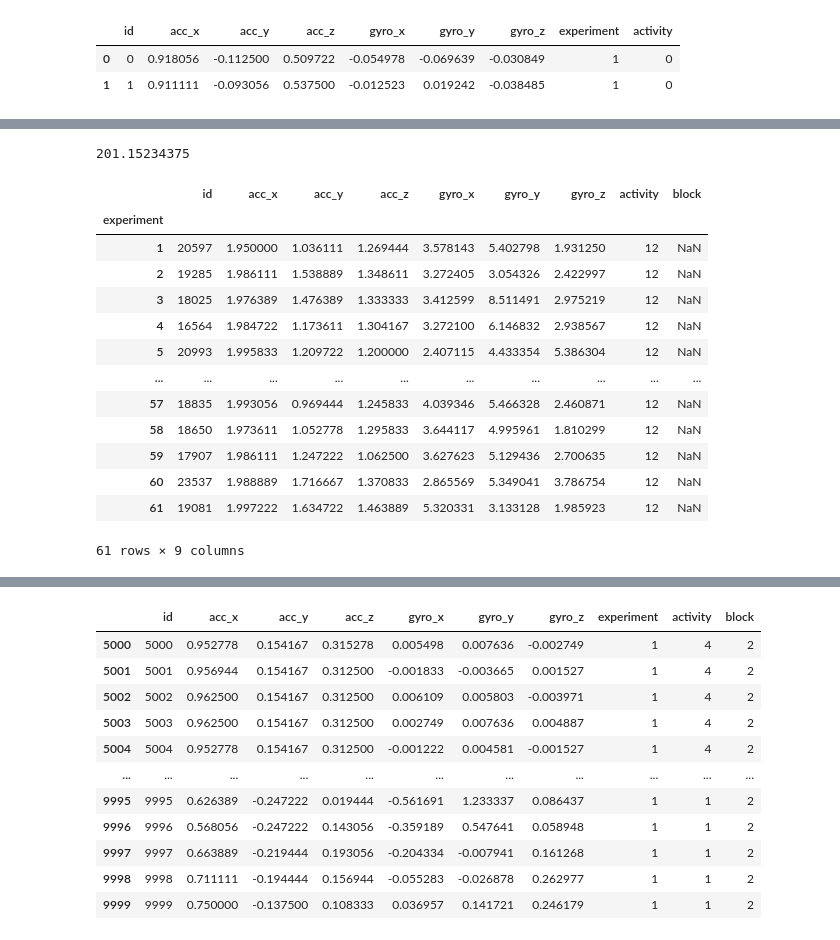
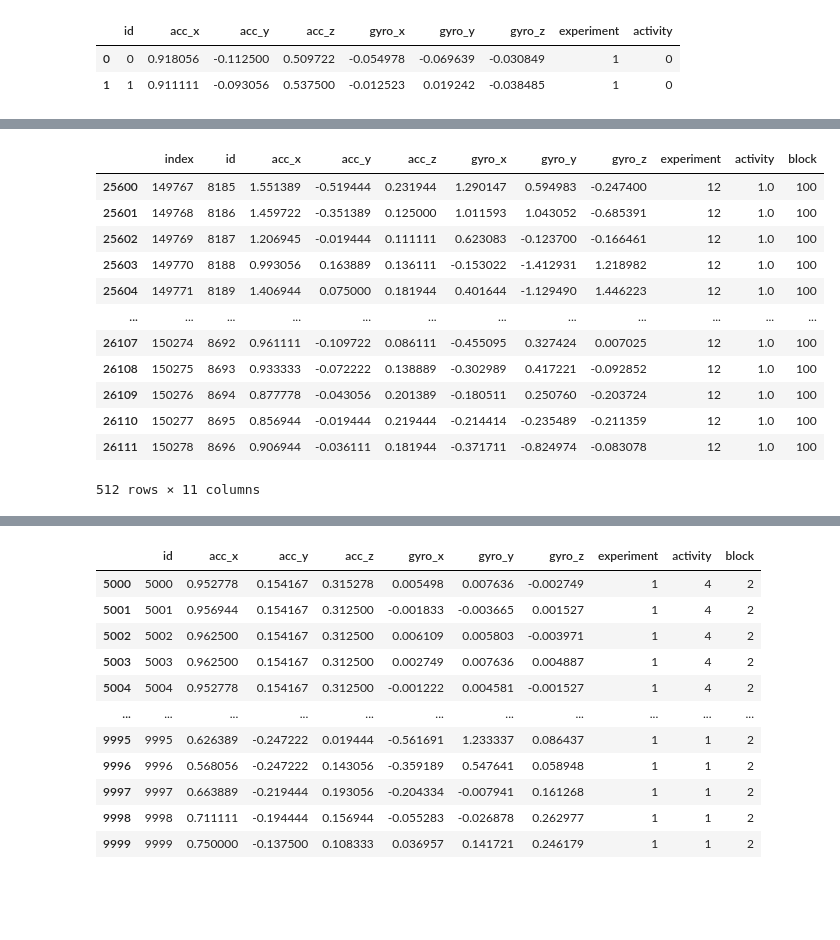
Before and after one commit to meszdav/human-activity-recognition, a Jupyter notebook: notebooks/human-activity-recognition-data-exploration.ipynb, the cells around one changed output, grey strips where cells are left out. Cells and saved outputs as stored; diff of their text form; code cells hidden in the pictures; blank space fills up the shorter version.

```diff
--- a/notebooks/human-activity-recognition-data-exploration.ipynb
+++ b/notebooks/human-activity-recognition-data-exploration.ipynb
@@ -147,24 +194,19 @@ def create_extended_df(df, window_size, overlap):
     return new_df
 # %%
 block_df= create_extended_df(labeled_df,512,0.5)
-# %%
-len(labeled_df[labeled_df.experiment == 1])/512/0.2
-# %% [output]
-201.15234375
-# %%
-labeled_df.groupby("experiment").max()
-# %% [output]
-|  | id | acc_x | acc_y | acc_z | gyro_x | gyro_y | gyro_z | activity | block |
-| experiment |  |  |  |  |  |  |  |  |  |
-| 1 | 20597 | 1.950000 | 1.036111 | 1.269444 | 3.578143 | 5.402798 | 1.931250 | 12 | NaN |
-| 2 | 19285 | 1.986111 | 1.538889 | 1.348611 | 3.272405 | 3.054326 | 2.422997 | 12 | NaN |
-| 3 | 18025 | 1.976389 | 1.476389 | 1.333333 | 3.412599 | 8.511491 | 2.975219 | 12 | NaN |
-| 4 | 16564 | 1.984722 | 1.173611 | 1.304167 | 3.272100 | 6.146832 | 2.938567 | 12 | NaN |
-| 5 | 20993 | 1.995833 | 1.209722 | 1.200000 | 2.407115 | 4.433354 | 5.386304 | 12 | NaN |
-| ... | ... | ... | ... | ... | ... | ... | ... | ... | ... |
-| 57 | 18835 | 1.993056 | 0.969444 | 1.245833 | 4.039346 | 5.466328 | 2.460871 | 12 | NaN |
-| 58 | 18650 | 1.973611 | 1.052778 | 1.295833 | 3.644117 | 4.995961 | 1.810299 | 12 | NaN |
-| 59 | 17907 | 1.986111 | 1.247222 | 1.062500 | 3.627623 | 5.129436 | 2.700635 | 12 | NaN |
-| 60 | 23537 | 1.988889 | 1.716667 | 1.370833 | 2.865569 | 5.349041 | 3.786754 | 12 | NaN |
-| 61 | 19081 | 1.997222 | 1.634722 | 1.463889 | 5.320331 | 3.133128 | 1.985923 | 12 | NaN |
-61 rows × 9 columns
+# %%
+block_df[block_df["block"] == 100]
+# %% [output]
+|  | index | id | acc_x | acc_y | acc_z | gyro_x | gyro_y | gyro_z | experiment | activity | block |
+| 25600 | 149767 | 8185 | 1.551389 | -0.519444 | 0.231944 | 1.290147 | 0.594983 | -0.247400 | 12 | 1.0 | 100 |
+| 25601 | 149768 | 8186 | 1.459722 | -0.351389 | 0.125000 | 1.011593 | 1.043052 | -0.685391 | 12 | 1.0 | 100 |
+| 25602 | 149769 | 8187 | 1.206945 | -0.019444 | 0.111111 | 0.623083 | -0.123700 | -0.166461 | 12 | 1.0 | 100 |
+| 25603 | 149770 | 8188 | 0.993056 | 0.163889 | 0.136111 | -0.153022 | -1.412931 | 1.218982 | 12 | 1.0 | 100 |
+| 25604 | 149771 | 8189 | 1.406944 | 0.075000 | 0.181944 | 0.401644 | -1.129490 | 1.446223 | 12 | 1.0 | 100 |
+| ... | ... | ... | ... | ... | ... | ... | ... | ... | ... | ... | ... |
+| 26107 | 150274 | 8692 | 0.961111 | -0.109722 | 0.086111 | -0.455095 | 0.327424 | 0.007025 | 12 | 1.0 | 100 |
+| 26108 | 150275 | 8693 | 0.933333 | -0.072222 | 0.138889 | -0.302989 | 0.417221 | -0.092852 | 12 | 1.0 | 100 |
+| 26109 | 150276 | 8694 | 0.877778 | -0.043056 | 0.201389 | -0.180511 | 0.250760 | -0.203724 | 12 | 1.0 | 100 |
+| 26110 | 150277 | 8695 | 0.856944 | -0.019444 | 0.219444 | -0.214414 | -0.235489 | -0.211359 | 12 | 1.0 | 100 |
+| 26111 | 150278 | 8696 | 0.906944 | -0.036111 | 0.181944 | -0.371711 | -0.824974 | -0.083078 | 12 | 1.0 | 100 |
+512 rows × 11 columns
```
Also changed, not shown: parts of 15 cells of this notebook.
